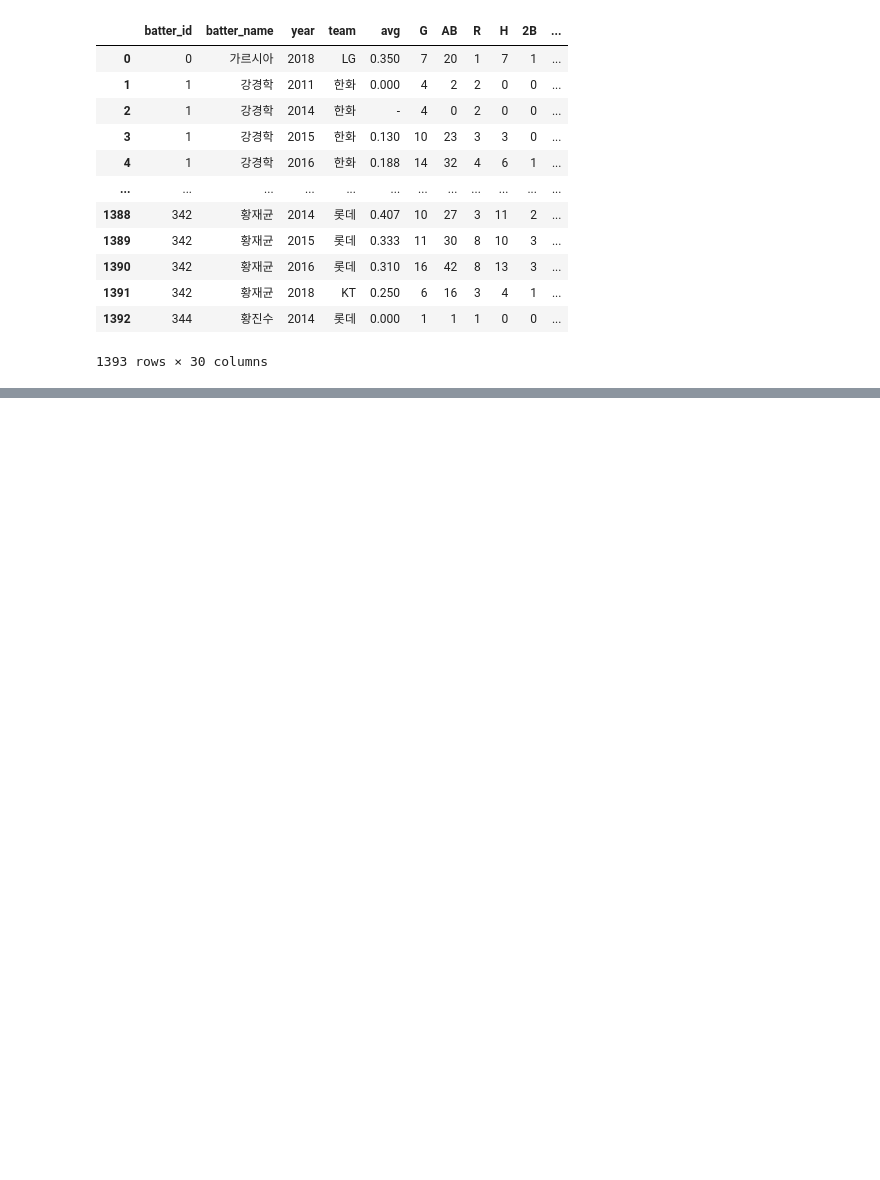
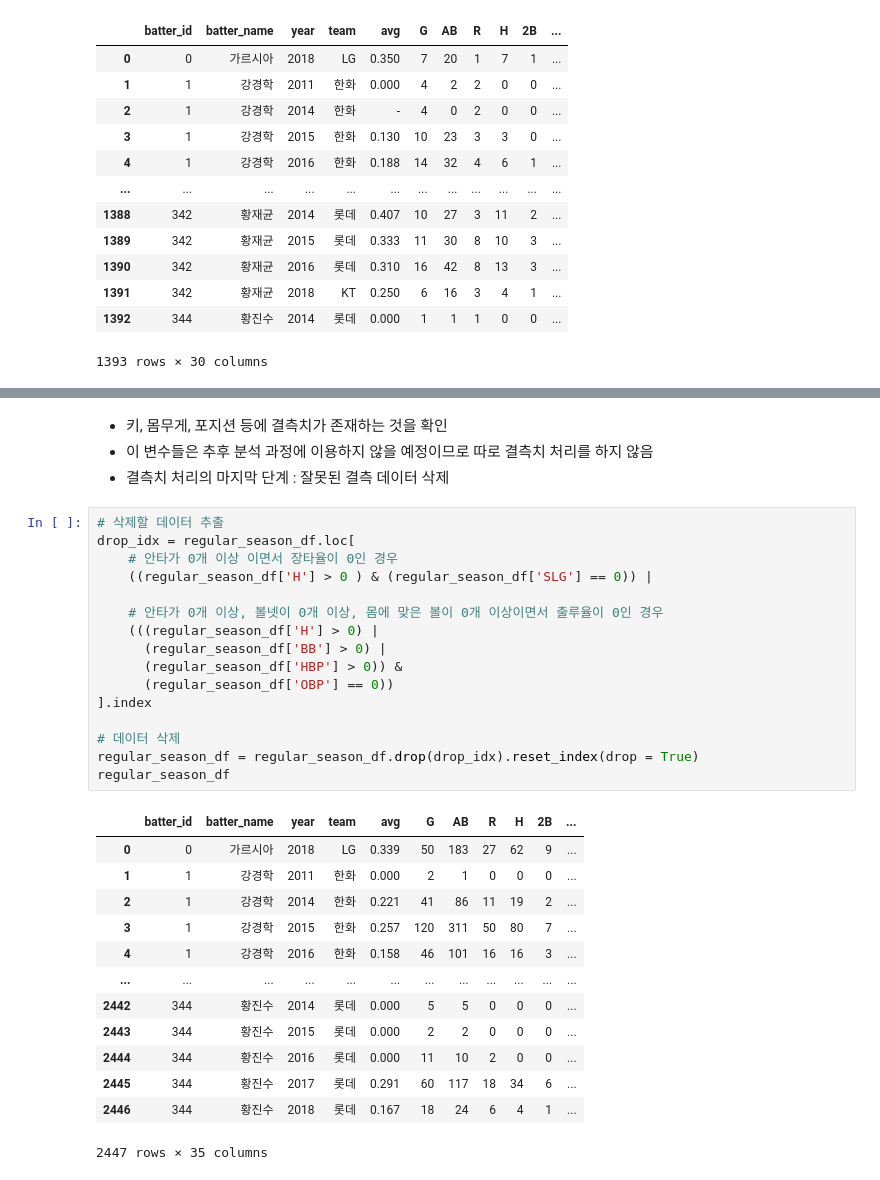
Before and after one commit to junseongwoo/Study_Data_Science, a Jupyter notebook: Dacon/ch01/KBO.ipynb, the cells around one changed output, grey strips where cells are left out. Cells and saved outputs as stored; diff of their text form; blank space fills up the shorter version.

```diff
--- a/Dacon/ch01/KBO.ipynb
+++ b/Dacon/ch01/KBO.ipynb
@@ -606,0 +619,34 @@ not_num_cols = [x for x in regular_season_df.columns if x not in num_cols]
+# %% [markdown]
+- 키, 몸무게, 포지션 등에 결측치가 존재하는 것을 확인
+- 이 변수들은 추후 분석 과정에 이용하지 않을 예정이므로 따로 결측치 처리를 하지 않음
+- 결측치 처리의 마지막 단계 : 잘못된 결측 데이터 삭제
+# %%
+# 삭제할 데이터 추출
+drop_idx = regular_season_df.loc[
+    # 안타가 0개 이상 이면서 장타율이 0인 경우
+    ((regular_season_df['H'] > 0 ) & (regular_season_df['SLG'] == 0)) |
+
+    # 안타가 0개 이상, 볼넷이 0개 이상, 몸에 맞은 볼이 0개 이상이면서 출루율이 0인 경우
+    (((regular_season_df['H'] > 0) |
+      (regular_season_df['BB'] > 0) |
+      (regular_season_df['HBP'] > 0)) &
+      (regular_season_df['OBP'] == 0))
+].index
+
+# 데이터 삭제
+regular_season_df = regular_season_df.drop(drop_idx).reset_index(drop = True)
+regular_season_df
+# %% [output]
+|  | batter_id | batter_name | year | team | avg | G | AB | R | H | 2B | ... |
+| 0 | 0 | 가르시아 | 2018 | LG | 0.339 | 50 | 183 | 27 | 62 | 9 | ... |
+| 1 | 1 | 강경학 | 2011 | 한화 | 0.000 | 2 | 1 | 0 | 0 | 0 | ... |
+| 2 | 1 | 강경학 | 2014 | 한화 | 0.221 | 41 | 86 | 11 | 19 | 2 | ... |
+| 3 | 1 | 강경학 | 2015 | 한화 | 0.257 | 120 | 311 | 50 | 80 | 7 | ... |
+| 4 | 1 | 강경학 | 2016 | 한화 | 0.158 | 46 | 101 | 16 | 16 | 3 | ... |
+| ... | ... | ... | ... | ... | ... | ... | ... | ... | ... | ... | ... |
+| 2442 | 344 | 황진수 | 2014 | 롯데 | 0.000 | 5 | 5 | 0 | 0 | 0 | ... |
+| 2443 | 344 | 황진수 | 2015 | 롯데 | 0.000 | 2 | 2 | 0 | 0 | 0 | ... |
+| 2444 | 344 | 황진수 | 2016 | 롯데 | 0.000 | 11 | 10 | 2 | 0 | 0 | ... |
+| 2445 | 344 | 황진수 | 2017 | 롯데 | 0.291 | 60 | 117 | 18 | 34 | 6 | ... |
+| 2446 | 344 | 황진수 | 2018 | 롯데 | 0.167 | 18 | 24 | 6 | 4 | 1 | ... |
+2447 rows × 35 columns
```
Also changed, not shown: parts of 13 cells of this notebook.
